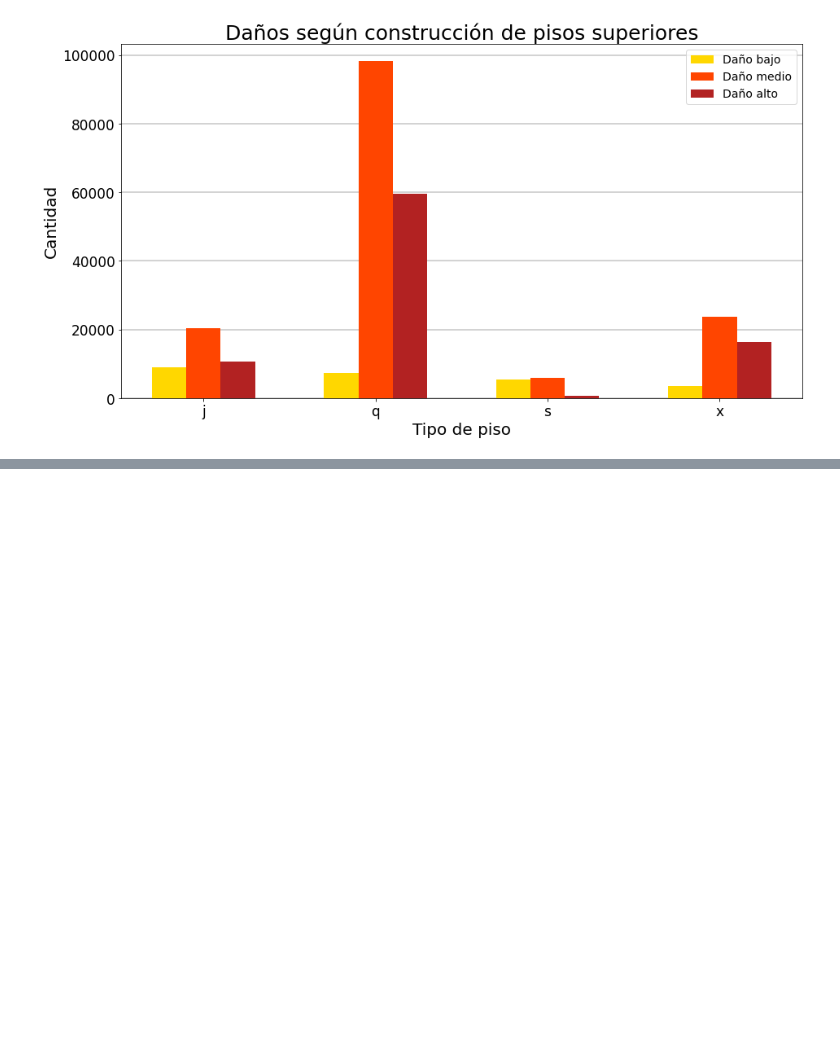
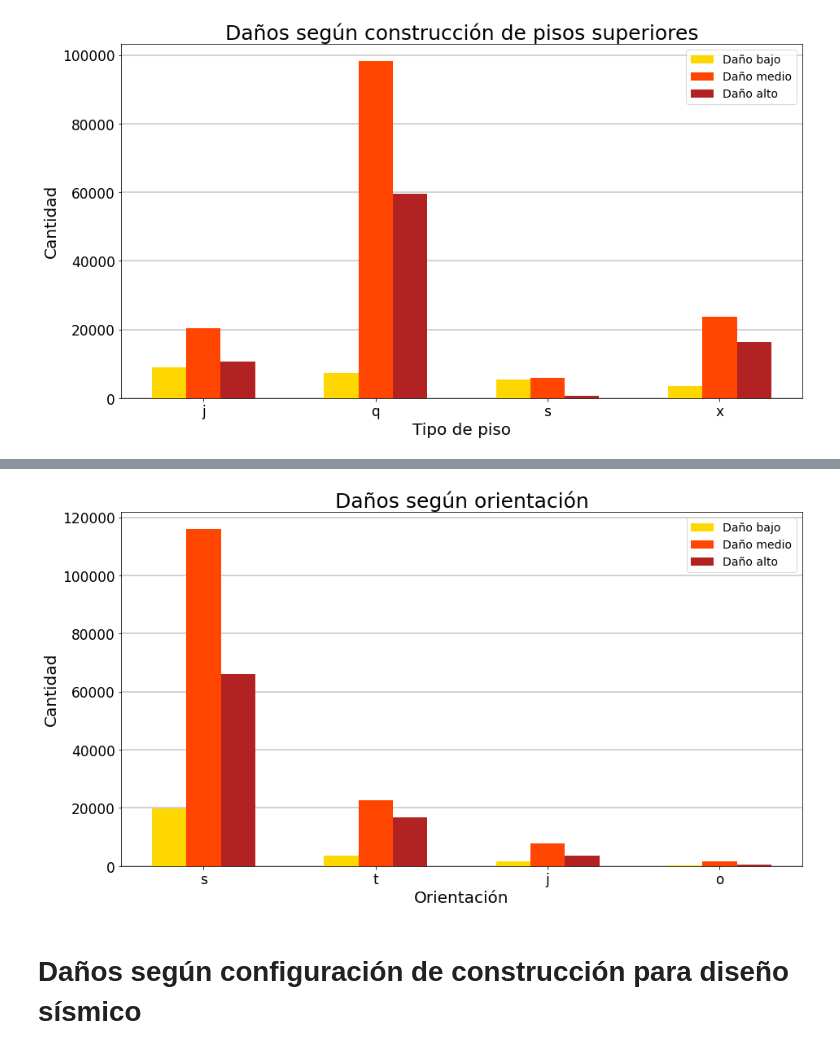
Before and after one commit to ffelfis/OrgaDatosTPs, a Jupyter notebook: TP1/nb_facundo.ipynb, the cells around one changed output, grey strips where cells are left out. Drawn from its saved outputs; the diff is of its cells as text; code cells hidden in the pictures; blank space fills up the shorter version.

Commit message:
- Daños según orientación - Daños según formato de construcción para diseño sísmico

```diff
--- a/TP1/nb_facundo.ipynb
+++ b/TP1/nb_facundo.ipynb
@@ -936,0 +953,10 @@ ax.set_axisbelow(True)
+# %%
+df_dmg_by_posi = df_dmg_by_posi\
+  .merge(df\
+         .loc[df['damage_grade'] == 2, 'position']\
+         .value_counts().to_frame().reset_index()\
+         .rename(columns={'index':'position', \
+                          'position':'cant_med_dmg'}), \
+         on = 'position', how='left')
+
+df_dmg_by_posi
@@ -936,0 +969,10 @@ ax.set_axisbelow(True)
+# %%
+df_dmg_by_posi = df_dmg_by_posi\
+  .merge(df\
+         .loc[df['damage_grade'] == 3, 'position']\
+         .value_counts().to_frame().reset_index()\
+         .rename(columns={'index':'position', \
+                          'position':'cant_hig_dmg'}), \
+         on = 'position', how='left')
+
+df_dmg_by_posi
@@ -936,0 +985,29 @@ ax.set_axisbelow(True)
+# %%
+fig,ax = plt.subplots(figsize=(15,8))
+labels = df_dmg_by_posi['position']
+x = np.arange(len(labels))
+width = 0.2
+
+bar1 = ax.bar(x - width, df_dmg_by_posi['cant_low_dmg'], width,\
+              label='Daño bajo', color='gold')
+bar2 = ax.bar(x , df_dmg_by_posi['cant_med_dmg'], width,\
+              label='Daño medio', color='orangered')
+bar3 = ax.bar(x + width, df_dmg_by_posi['cant_hig_dmg'], width,\
+              label='Daño alto', color='firebrick')
+
+ax.set_title('Daños según orientación', fontsize=25)
+ax.set_ylabel('Cantidad', fontsize=20)
+ax.set_xlabel('Orientación', fontsize=20)
+ax.set_xticks(x)
+ax.set_xticklabels(labels)
+
+plt.xticks(fontsize=17)
+plt.yticks(fontsize=17)
+plt.legend(fontsize=14)
+
+plt.grid(axis='y', linewidth=2, color='lightgray')
+ax.set_axisbelow(True)
+# %% [output]
+[figure, added]
+# %% [markdown]
+# Daños según configuración de construcción para diseño sísmico
```
Also changed, not shown: parts of 11 cells of this notebook.
